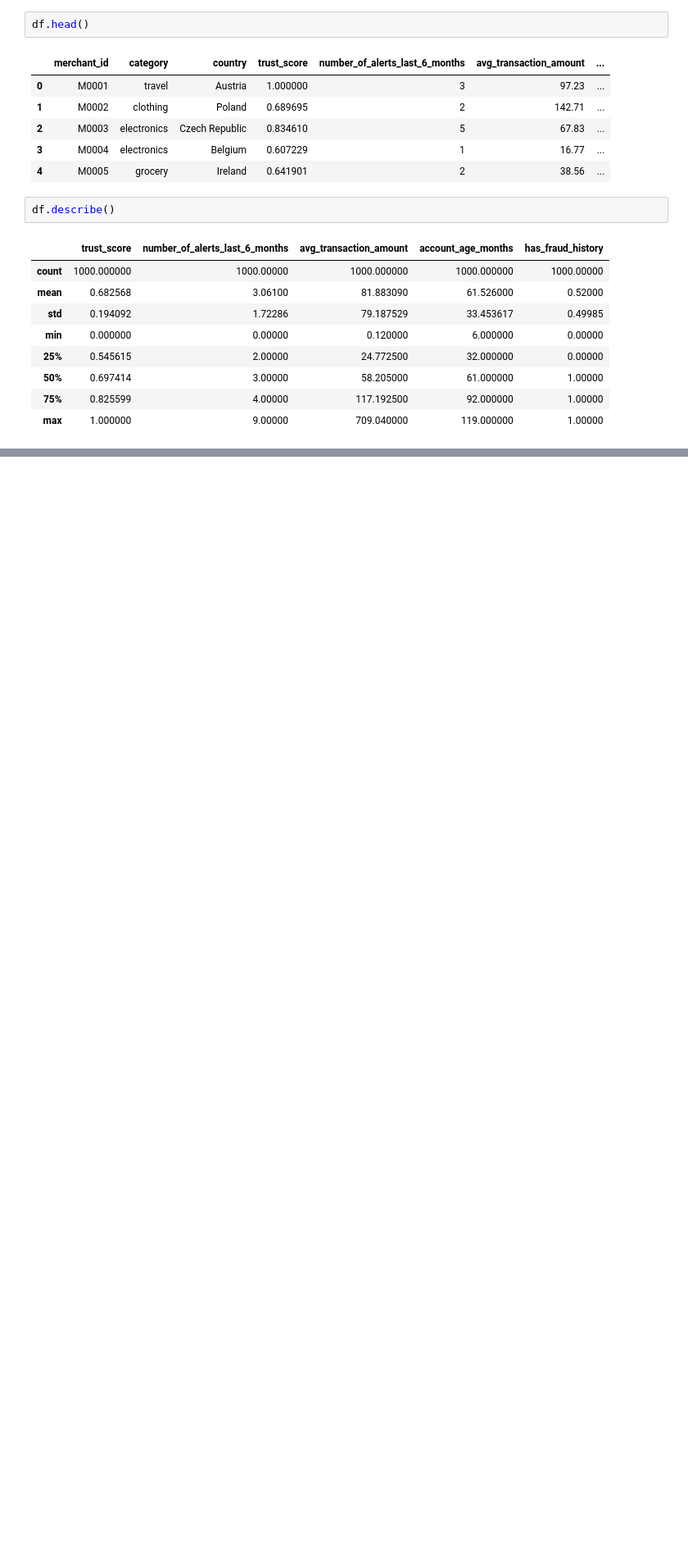
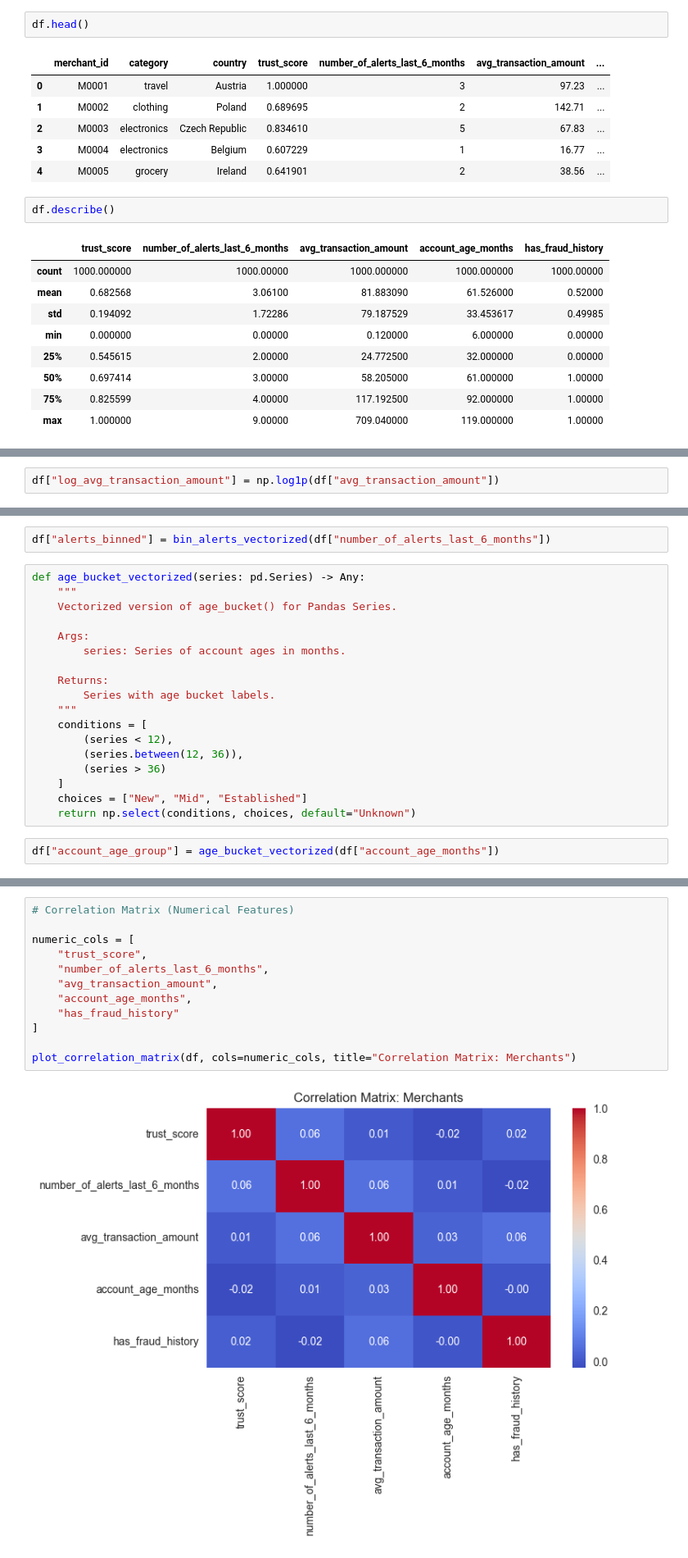
Before and after one commit to pawelkonior/mastercard_challenge, a Jupyter notebook: notebooks/1.3-pk-merchants-eda.ipynb, the cells around one changed output, grey strips where cells are left out. Shown at 82% size. Saved outputs shown, nothing was run; the diff lists cells and outputs as text; blank space fills up the shorter version.

```diff
--- a/notebooks/1.3-pk-merchants-eda.ipynb
+++ b/notebooks/1.3-pk-merchants-eda.ipynb
@@ -63,0 +138,2 @@ df.describe()
+# %%
+df["log_avg_transaction_amount"] = np.log1p(df["avg_transaction_amount"])
@@ -63,0 +159,22 @@ df.describe()
+# %%
+df["alerts_binned"] = bin_alerts_vectorized(df["number_of_alerts_last_6_months"])
+# %%
+def age_bucket_vectorized(series: pd.Series) -> Any:
+    """
+    Vectorized version of age_bucket() for Pandas Series.
+
+    Args:
+        series: Series of account ages in months.
+
+    Returns:
+        Series with age bucket labels.
+    """
+    conditions = [
+        (series < 12),
+        (series.between(12, 36)),
+        (series > 36)
+    ]
+    choices = ["New", "Mid", "Established"]
+    return np.select(conditions, choices, default="Unknown")
+# %%
+df["account_age_group"] = age_bucket_vectorized(df["account_age_months"])
@@ -63,0 +194,14 @@ df.describe()
+# %%
+# Correlation Matrix (Numerical Features)
+
+numeric_cols = [
+    "trust_score",
+    "number_of_alerts_last_6_months",
+    "avg_transaction_amount",
+    "account_age_months",
+    "has_fraud_history"
+]
+
+plot_correlation_matrix(df, cols=numeric_cols, title="Correlation Matrix: Merchants")
+# %% [output]
+[figure, added]
```
Also changed, not shown: parts of 18 cells of this notebook, 1 other file.
